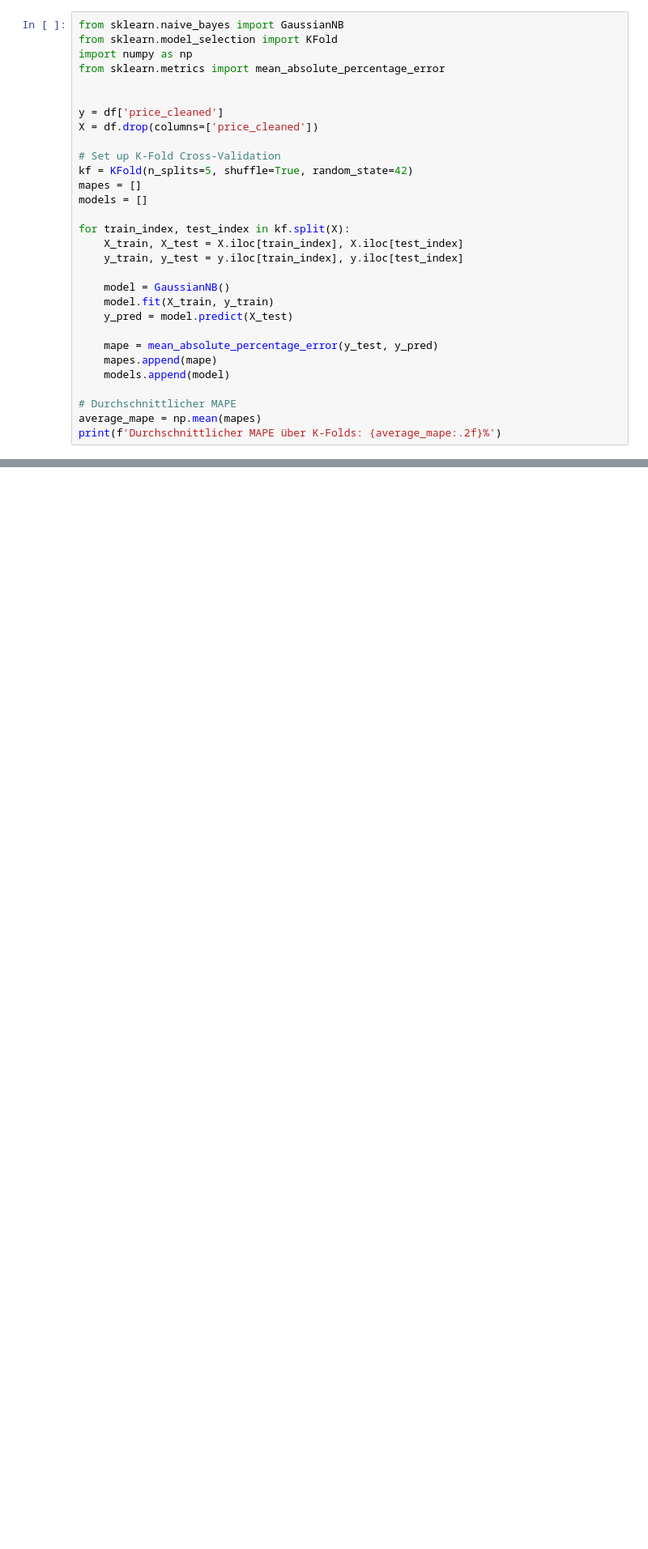
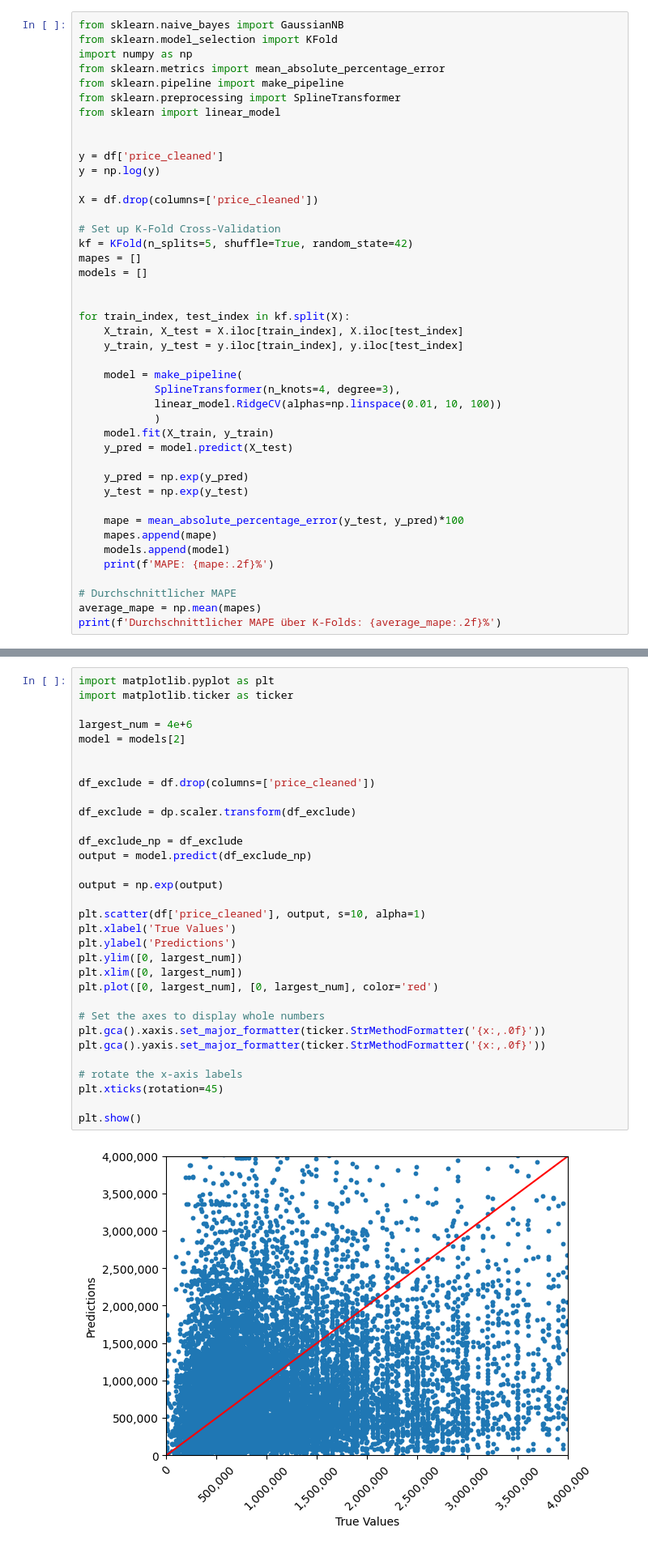
Before and after one commit to staldenhoefler/immo_challenge, a Jupyter notebook: notebooks/NaiveBias.ipynb, the cells around one changed output, grey strips where cells are left out. Shown at 81% size. Cells and saved outputs as stored; diff of their text form; blank space fills up the shorter version.

```diff
--- a/notebooks/NaiveBias.ipynb
+++ b/notebooks/NaiveBias.ipynb
@@ -11,9 +104,14 @@ from sklearn.naive_bayes import GaussianNB
 from sklearn.model_selection import KFold
 import numpy as np
 from sklearn.metrics import mean_absolute_percentage_error
+from sklearn.pipeline import make_pipeline
+from sklearn.preprocessing import SplineTransformer
+from sklearn import linear_model
 
 
 y = df['price_cleaned']
+y = np.log(y)
+
 X = df.drop(columns=['price_cleaned'])
 
 # Set up K-Fold Cross-Validation
@@ -21,17 +119,25 @@ kf = KFold(n_splits=5, shuffle=True, random_state=42)
 mapes = []
 models = []
 
+
 for train_index, test_index in kf.split(X):
     X_train, X_test = X.iloc[train_index], X.iloc[test_index]
     y_train, y_test = y.iloc[train_index], y.iloc[test_index]
 
-    model = GaussianNB()
+    model = make_pipeline(
+            SplineTransformer(n_knots=4, degree=3),
+            linear_model.RidgeCV(alphas=np.linspace(0.01, 10, 100))
+            )
     model.fit(X_train, y_train)
     y_pred = model.predict(X_test)
 
-    mape = mean_absolute_percentage_error(y_test, y_pred)
+    y_pred = np.exp(y_pred)
+    y_test = np.exp(y_test)
+
+    mape = mean_absolute_percentage_error(y_test, y_pred)*100
     mapes.append(mape)
     models.append(model)
+    print(f'MAPE: {mape:.2f}%')
 
 # Durchschnittlicher MAPE
 average_mape = np.mean(mapes)
@@ -40,0 +152,34 @@ Durchschnittlicher MAPE über K-Folds: 110.59%
+# %%
+import matplotlib.pyplot as plt
+import matplotlib.ticker as ticker
+
+largest_num = 4e+6
+model = models[2]
+
+
+df_exclude = df.drop(columns=['price_cleaned'])
+
+df_exclude = dp.scaler.transform(df_exclude)
+
+df_exclude_np = df_exclude
+output = model.predict(df_exclude_np)
+
+output = np.exp(output)
+
+plt.scatter(df['price_cleaned'], output, s=10, alpha=1)
+plt.xlabel('True Values')
+plt.ylabel('Predictions')
+plt.ylim([0, largest_num])
+plt.xlim([0, largest_num])
+plt.plot([0, largest_num], [0, largest_num], color='red')
+
+# Set the axes to display whole numbers
+plt.gca().xaxis.set_major_formatter(ticker.StrMethodFormatter('{x:,.0f}'))
+plt.gca().yaxis.set_major_formatter(ticker.StrMethodFormatter('{x:,.0f}'))
+
+# rotate the x-axis labels
+plt.xticks(rotation=45)
+
+plt.show()
+# %% [output]
+[figure, added]
```
Also changed, not shown: parts of 3 cells of this notebook, 10 other files.
